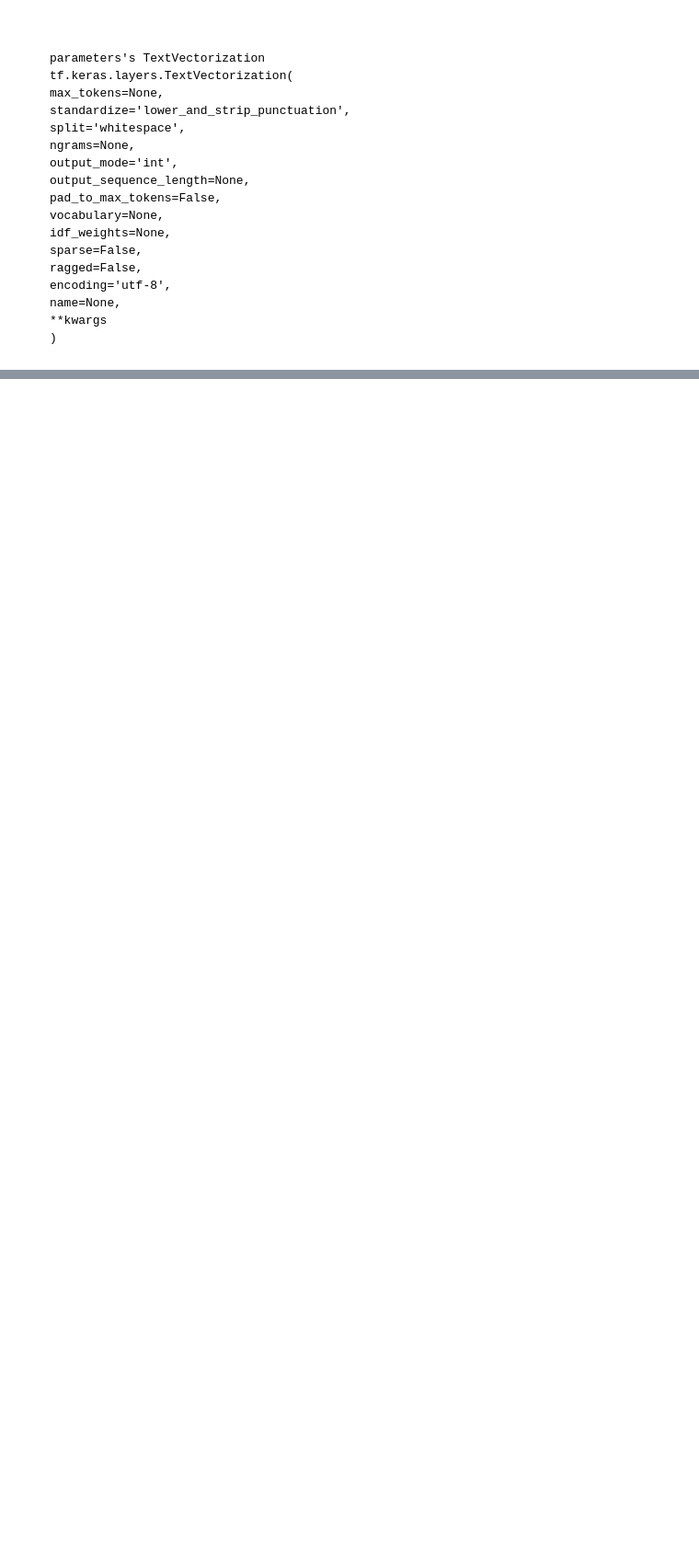
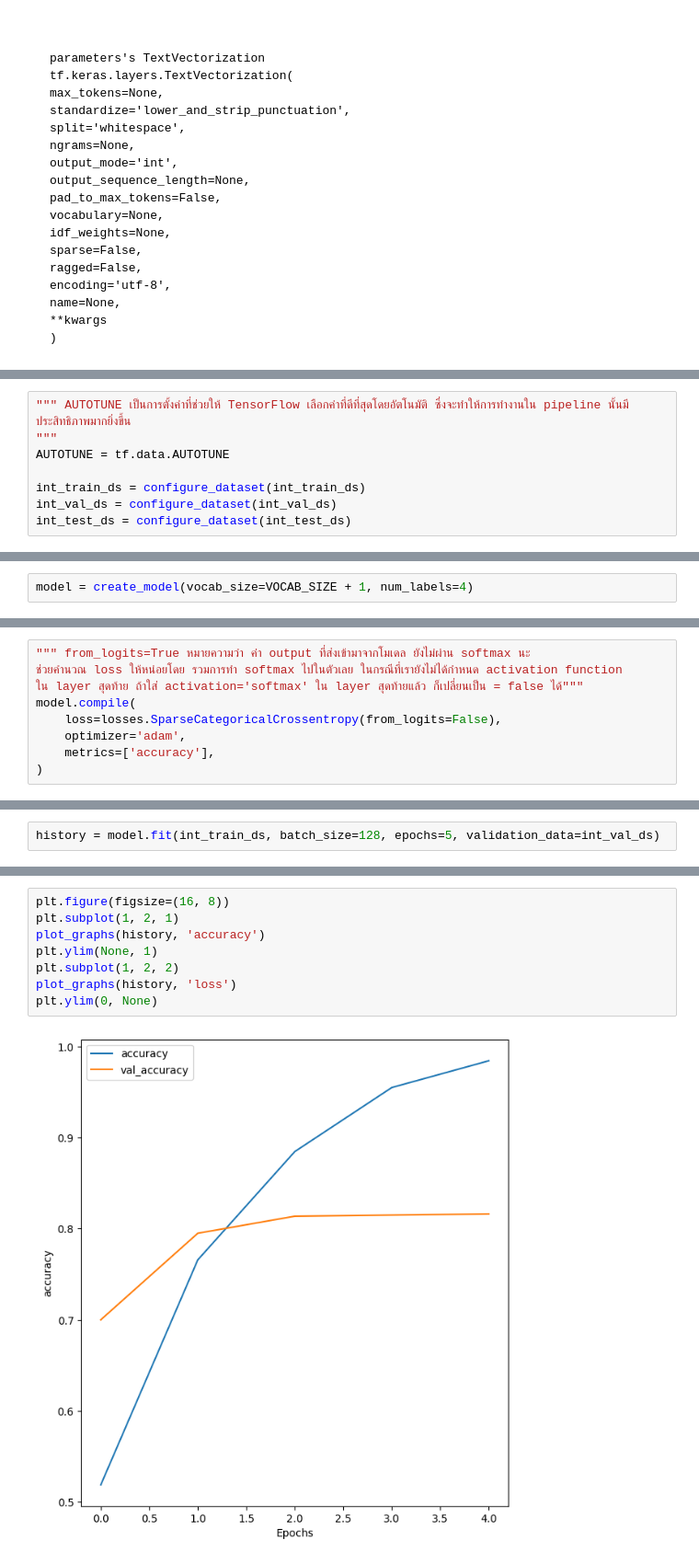
Before and after one commit to Bi-Ma-GOoOD/Classification_KM, a Jupyter notebook: Core/Predict_tag.ipynb, the cells around one changed output, grey strips where cells are left out. Shown at 92% size. Drawn from its saved outputs; the diff is of its cells as text; blank space fills up the shorter version.

Commit message:
train_model

```diff
--- a/Core/Predict_tag.ipynb
+++ b/Core/Predict_tag.ipynb
@@ -199,0 +286,9 @@ int_vectorize_layer.adapt(train_text)
+# %%
+""" AUTOTUNE เป็นการตั้งค่าที่ช่วยให้ TensorFlow เลือกค่าที่ดีที่สุดโดยอัตโนมัติ ซึ่งจะทำให้การทำงานใน pipeline นั้นมี
+ประสิทธิภาพมากยิ่งขึ้น
+"""
+AUTOTUNE = tf.data.AUTOTUNE
+
+int_train_ds = configure_dataset(int_train_ds)
+int_val_ds = configure_dataset(int_val_ds)
+int_test_ds = configure_dataset(int_test_ds)
@@ -199,0 +299,2 @@ int_vectorize_layer.adapt(train_text)
+# %%
+model = create_model(vocab_size=VOCAB_SIZE + 1, num_labels=4)
@@ -199,0 +327,9 @@ int_vectorize_layer.adapt(train_text)
+# %%
+""" from_logits=True หมายความว่า ค่า output ที่ส่งเข้ามาจากโมเดล ยังไม่ผ่าน softmax นะ
+ช่วยคำนวณ loss ให้หน่อยโดย รวมการทำ softmax ไปในตัวเลย ในกรณีที่เรายังไม่ได้กำหนด activation function
+ใน layer สุดท้าย ถ้าใส่ activation='softmax' ใน layer สุดท้ายแล้ว ก็เปลี่ยนเป็น = false ได้"""
+model.compile(
+    loss=losses.SparseCategoricalCrossentropy(from_logits=False),
+    optimizer='adam',
+    metrics=['accuracy'],
+)
@@ -199,0 +352,2 @@ int_vectorize_layer.adapt(train_text)
+# %%
+history = model.fit(int_train_ds, batch_size=128, epochs=5, validation_data=int_val_ds)
@@ -199,0 +378,10 @@ int_vectorize_layer.adapt(train_text)
+# %%
+plt.figure(figsize=(16, 8))
+plt.subplot(1, 2, 1)
+plot_graphs(history, 'accuracy')
+plt.ylim(None, 1)
+plt.subplot(1, 2, 2)
+plot_graphs(history, 'loss')
+plt.ylim(0, None)
+# %% [output]
+[figure, added]
```
Also changed, not shown: parts of 30 cells of this notebook.
